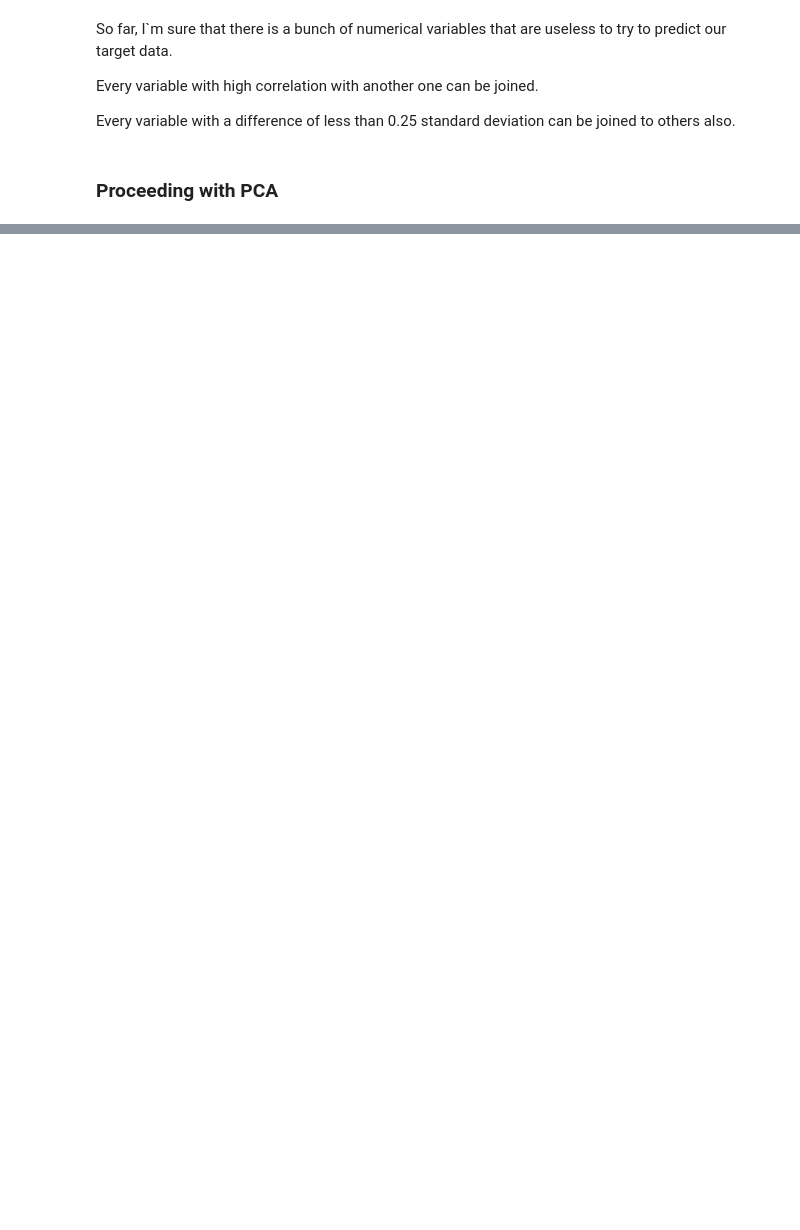
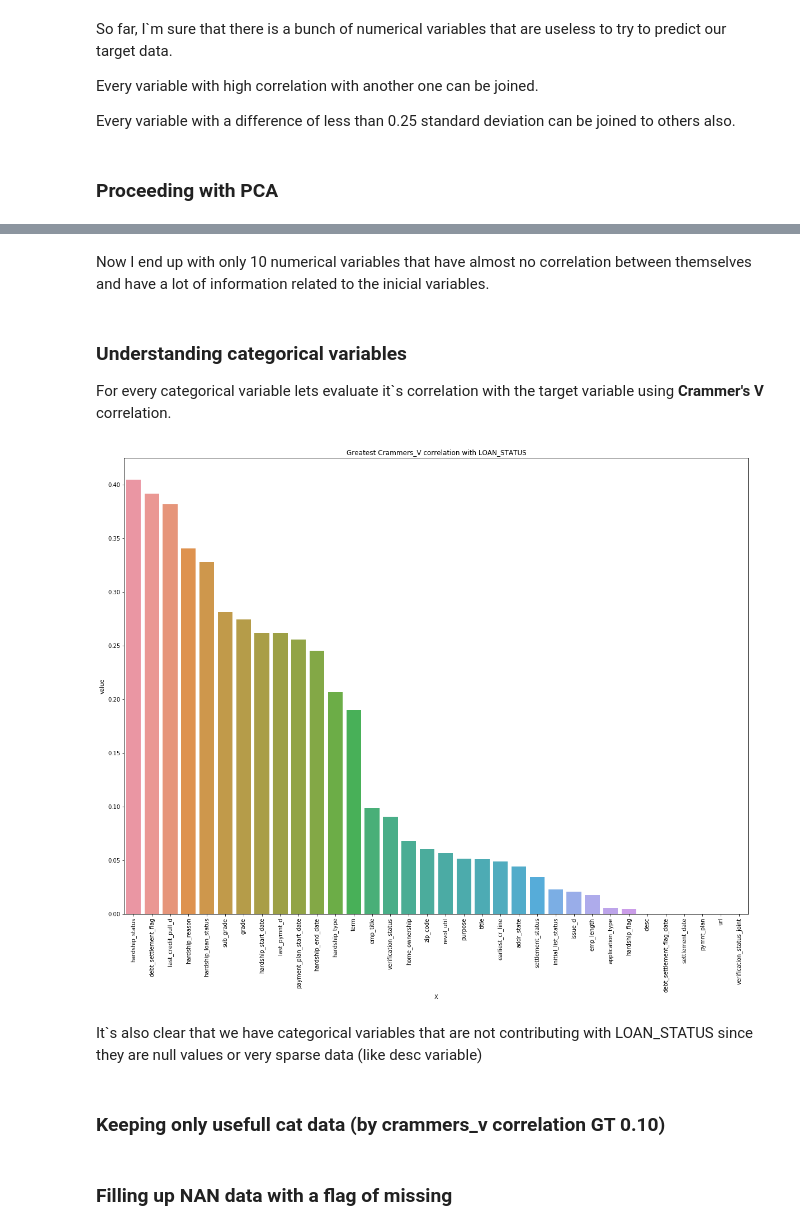
Before and after one commit to rmaciel-prog/PGP-IAML, a Jupyter notebook: data_science_test_ReinaldoMaciel.ipynb, the cells around one changed output, grey strips where cells are left out. Drawn from its saved outputs; the diff is of its cells as text; code cells hidden in the pictures; blank space fills up the shorter version.

```diff
--- a/data_science_test_ReinaldoMaciel.ipynb
+++ b/data_science_test_ReinaldoMaciel.ipynb
@@ -158 +165,43 @@ ax = sns.heatmap(pcaDF.corr(), annot=True, fmt='g')
 [figure]
+# %% [markdown]
+Now I end up with only 10 numerical variables that have almost no correlation between themselves and have a lot of information related to the inicial variables.
+# %% [markdown]
+### Understanding categorical variables
+
+For every categorical variable lets evaluate it`s correlation with the target variable using <b> Crammer's V </b> correlation.
+# %%
+cat_columns = df_loans_work_data.select_dtypes(include='object').drop('loan_status', axis=1).columns
+
+def cramers_v(x, y):
+    confusion_matrix = pd.crosstab(x,y)
+    chi2 = ss.chi2_contingency(confusion_matrix)[0]
+    n = confusion_matrix.sum().sum()
+    phi2 = chi2/n
+    r,k = confusion_matrix.shape
+    phi2corr = max(0, phi2-((k-1)*(r-1))/(n-1))
+    rcorr = r-((r-1)**2)/(n-1)
+    kcorr = k-((k-1)**2)/(n-1)
+    return np.sqrt(phi2corr/min((kcorr-1),(rcorr-1)))
+# %%
+df_categorical_correlations = pd.DataFrame(columns=['X','Y','value'])
+for cat_variable in cat_columns:
+    try:
+        df_categorical_correlations.loc[len(df_categorical_correlations)] = [cat_variable,'loan_status',
+                                            cramers_v(df_loans_work_data[cat_variable],df_loans_work_data['loan_status'])]
+    except:
+        pass
+# %%
+df_categorical_correlations.sort_values(by=['value'], ascending=False, inplace=True)
+
+fig, ax = plt.subplots(figsize=(20,15))
+plt.title('Greatest Crammers_V correlation with LOAN_STATUS')
+plt.xlabel('Crammers_V value')
+plt.ylabel('Categorical Variable')
+ax = sns.barplot(ax = ax, x=df_categorical_correlations['X'], y=df_categorical_correlations['value'])
+ax = ax.set_xticklabels(labels = df_categorical_correlations['X'], rotation=90)
+# %% [output]
+[figure, added]
+# %% [markdown]
+It`s also clear that we have categorical variables that are not contributing with LOAN_STATUS since they are null values or very sparse data (like desc variable)
+# %% [markdown]
+### Keeping only usefull cat data (by crammers_v correlation GT 0.10)
@@ -158,0 +211,2 @@ ax = sns.heatmap(pcaDF.corr(), annot=True, fmt='g')
+# %% [markdown]
+### Filling up NAN data with a flag of missing
```
Also changed, not shown: parts of 22 cells of this notebook.
